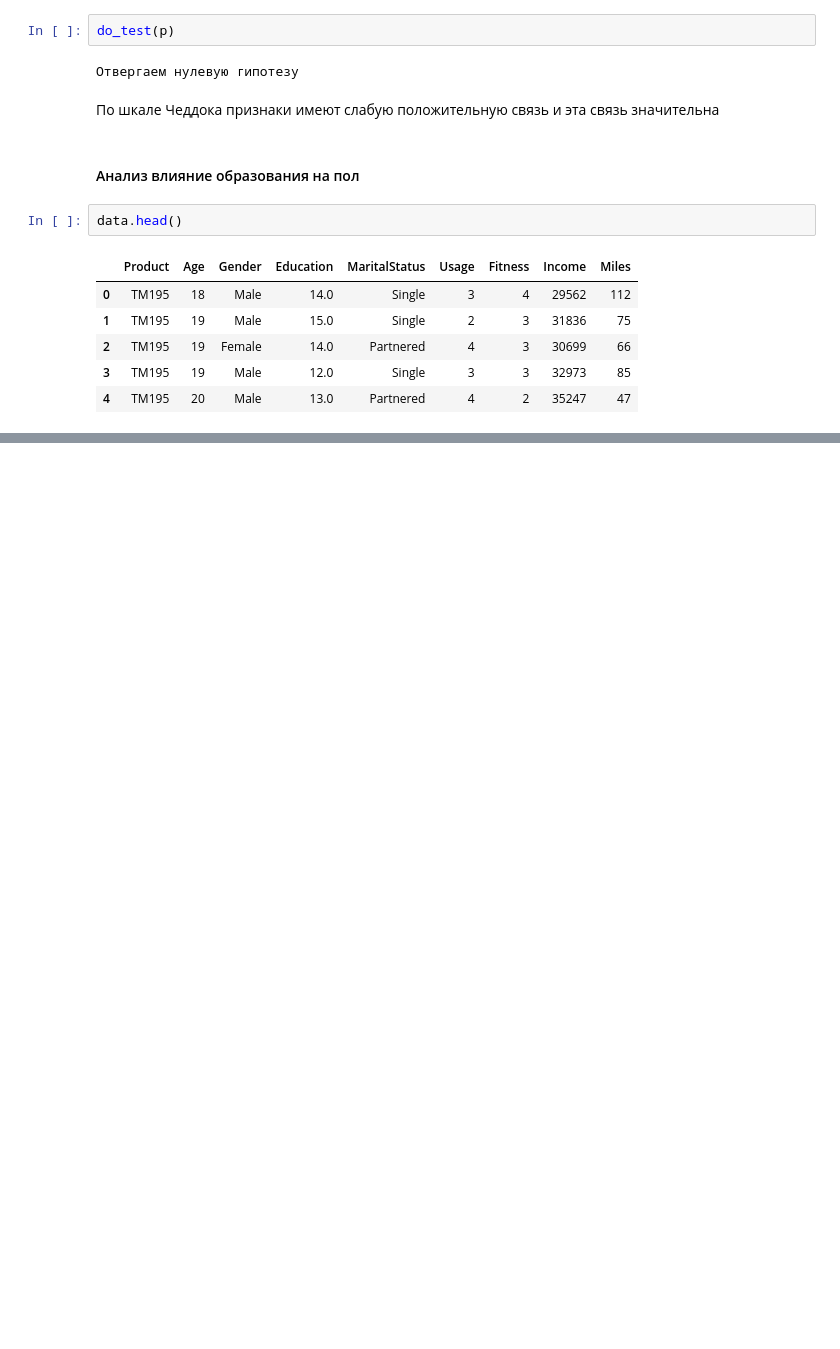
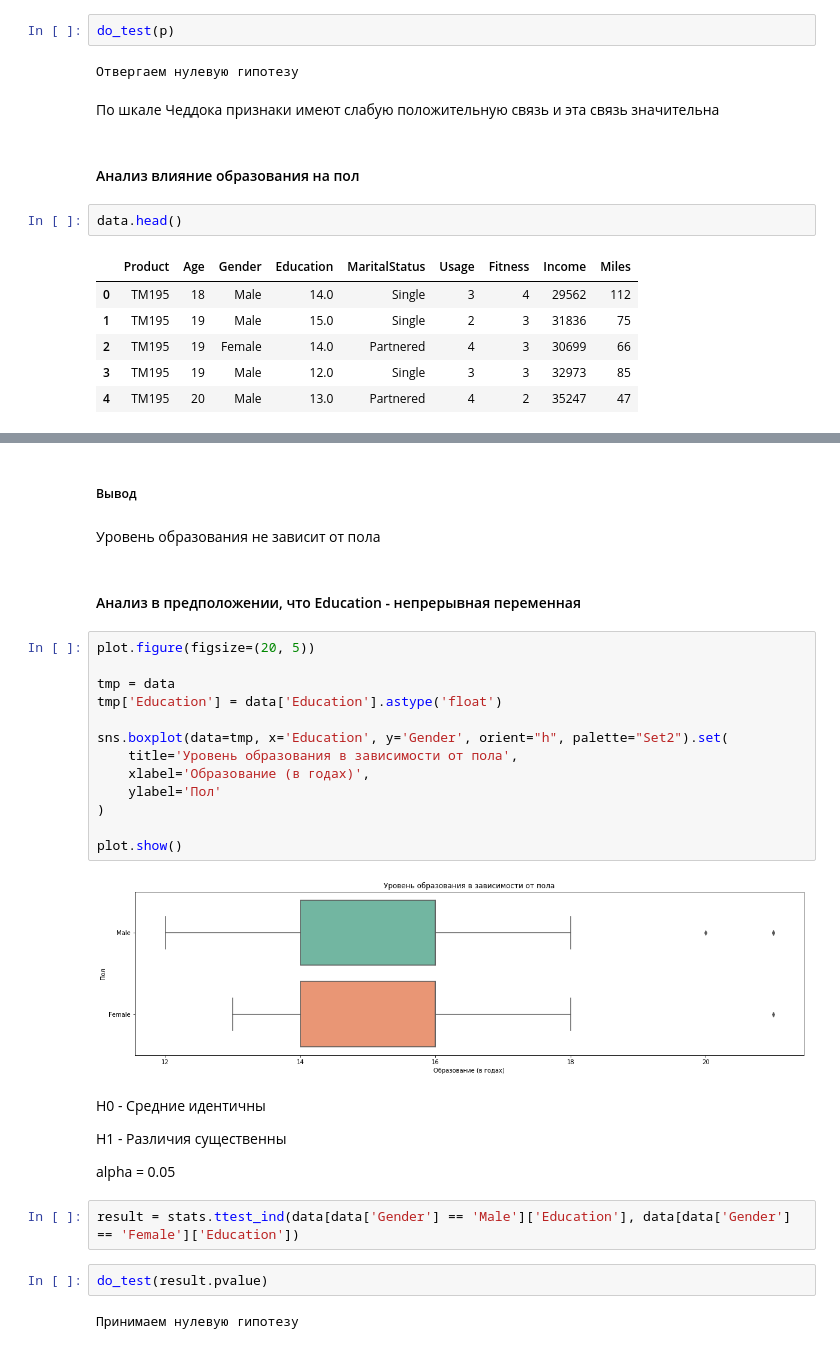
Before and after one commit to Chularev/kaggle_competitions, a Jupyter notebook: CardioGoodFitness/notebook.ipynb, the cells around one changed output, grey strips where cells are left out. Saved outputs shown, nothing was run; the diff lists cells and outputs as text; blank space fills up the shorter version.

```diff
--- a/CardioGoodFitness/notebook.ipynb
+++ b/CardioGoodFitness/notebook.ipynb
@@ -557,0 +591,33 @@ data.head()
+# %% [markdown]
+##### Вывод
+# %% [markdown]
+Уровень образования не зависит от пола
+# %% [markdown]
+#### Анализ в предположении, что Education - непрерывная переменная
+# %%
+plot.figure(figsize=(20, 5))
+
+tmp = data
+tmp['Education'] = data['Education'].astype('float')
+
+sns.boxplot(data=tmp, x='Education', y='Gender', orient="h", palette="Set2").set(
+    title='Уровень образования в зависимости от пола',
+    xlabel='Образование (в годах)',
+    ylabel='Пол'
+)
+
+plot.show()
+# %% [output]
+[figure, added]
+# %% [markdown]
+H0 - Средние идентичны
+
+H1 - Различия существенны
+
+alpha = 0.05
+# %%
+result = stats.ttest_ind(data[data['Gender'] == 'Male']['Education'], data[data['Gender'] == 'Female']['Education'])
+# %%
+do_test(result.pvalue)
+# %% [output]
+Принимаем нулевую гипотезу
```
Also changed, not shown: parts of 13 cells of this notebook.
